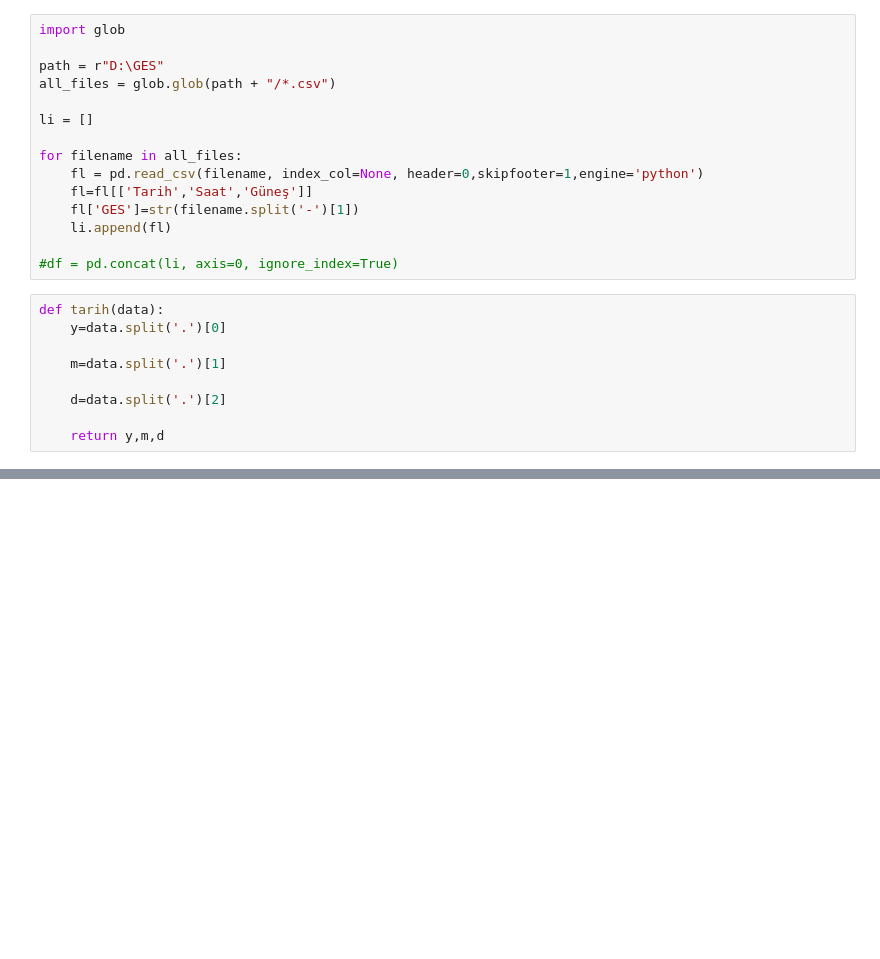
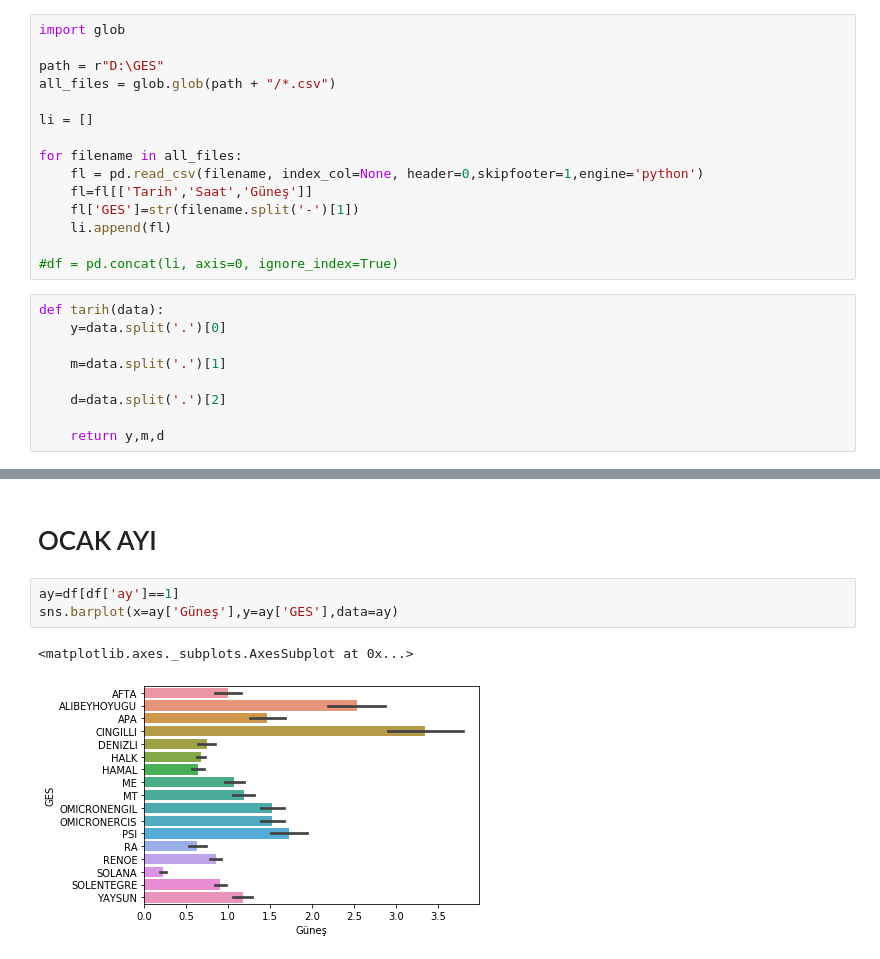
Before and after one commit to AhmetY21/GES, a Jupyter notebook: GES EDA.ipynb, the cells around one changed output, grey strips where cells are left out. Drawn from its saved outputs; the diff is of its cells as text; blank space fills up the shorter version.

```diff
--- a/GES EDA.ipynb
+++ b/GES EDA.ipynb
@@ -50,0 +91,8 @@ plt.legend(l)
+# %% [markdown]
+# OCAK AYI
+# %%
+ay=df[df['ay']==1]
+sns.barplot(x=ay['Güneş'],y=ay['GES'],data=ay)
+# %% [output]
+<matplotlib.axes._subplots.AxesSubplot at 0x...>
+[figure, added]
```
Also changed, not shown: parts of 46 cells of this notebook.
